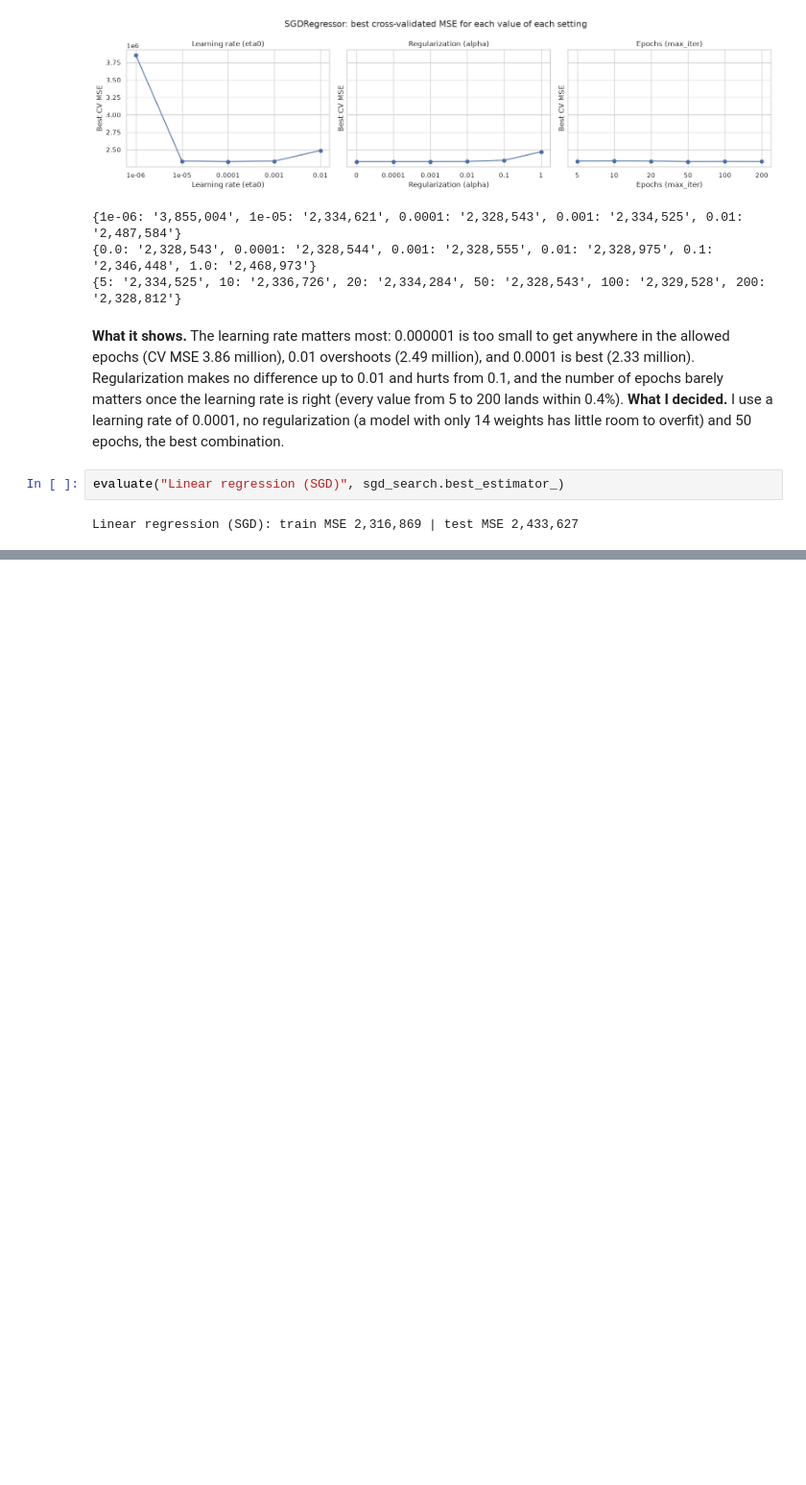
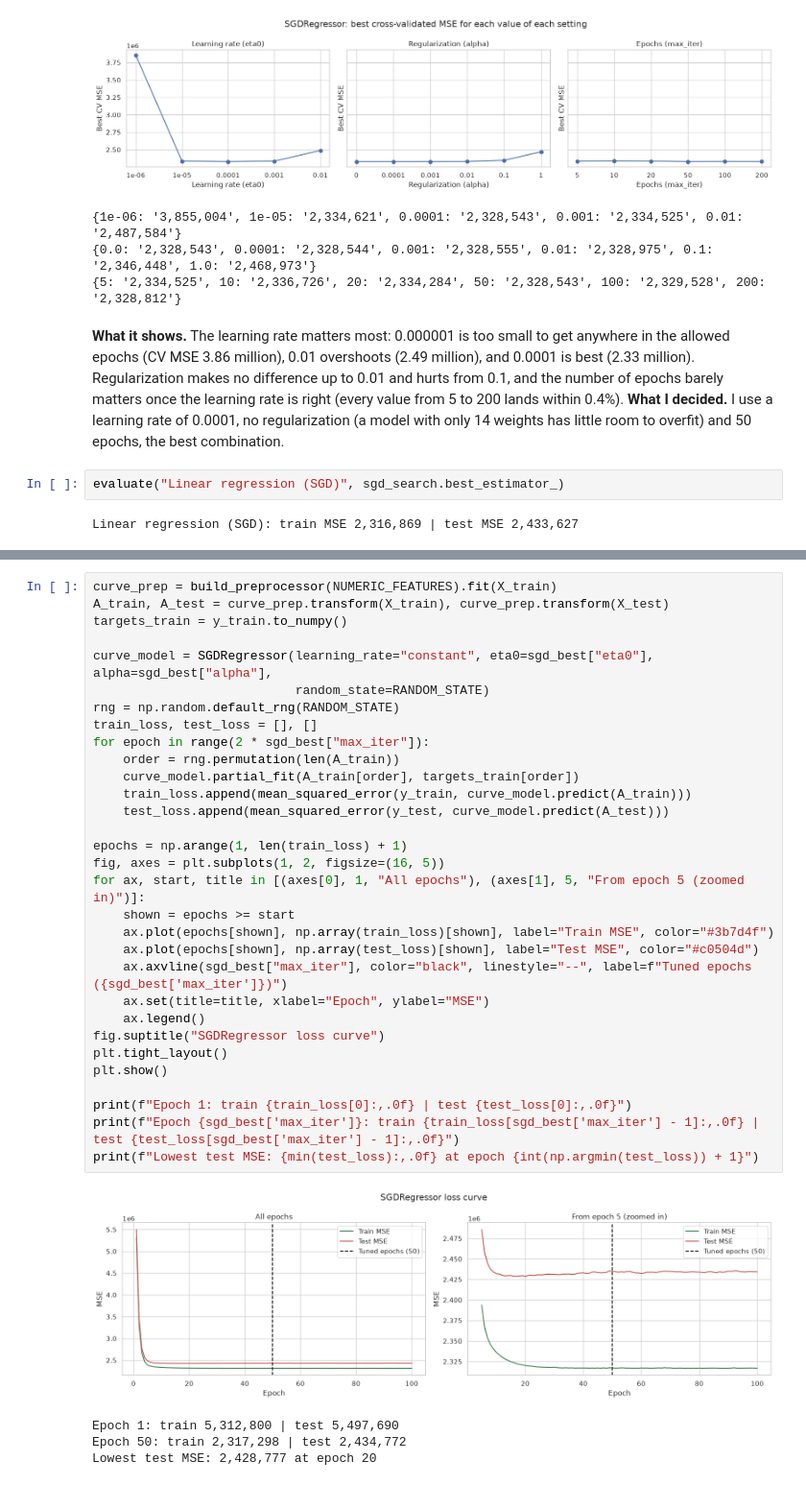
Before and after one commit to Kiguru-Alu/linear_regression_model, a Jupyter notebook: summative/linear_regression/multivariate.ipynb, the cells around one changed output, grey strips where cells are left out. Shown at 96% size. Drawn from its saved outputs; the diff is of its cells as text; blank space fills up the shorter version.

Commit message:
notebook: SGD loss curve with partial_fit

```diff
--- a/summative/linear_regression/multivariate.ipynb
+++ b/summative/linear_regression/multivariate.ipynb
@@ -545,0 +550,36 @@ Linear regression (SGD): train MSE 2,316,869 | test MSE 2,433,627
+# %%
+curve_prep = build_preprocessor(NUMERIC_FEATURES).fit(X_train)
+A_train, A_test = curve_prep.transform(X_train), curve_prep.transform(X_test)
+targets_train = y_train.to_numpy()
+
+curve_model = SGDRegressor(learning_rate="constant", eta0=sgd_best["eta0"], alpha=sgd_best["alpha"],
+                           random_state=RANDOM_STATE)
+rng = np.random.default_rng(RANDOM_STATE)
+train_loss, test_loss = [], []
+for epoch in range(2 * sgd_best["max_iter"]):
+    order = rng.permutation(len(A_train))
+    curve_model.partial_fit(A_train[order], targets_train[order])
+    train_loss.append(mean_squared_error(y_train, curve_model.predict(A_train)))
+    test_loss.append(mean_squared_error(y_test, curve_model.predict(A_test)))
+
+epochs = np.arange(1, len(train_loss) + 1)
+fig, axes = plt.subplots(1, 2, figsize=(16, 5))
+for ax, start, title in [(axes[0], 1, "All epochs"), (axes[1], 5, "From epoch 5 (zoomed in)")]:
+    shown = epochs >= start
+    ax.plot(epochs[shown], np.array(train_loss)[shown], label="Train MSE", color="#3b7d4f")
+    ax.plot(epochs[shown], np.array(test_loss)[shown], label="Test MSE", color="#c0504d")
+    ax.axvline(sgd_best["max_iter"], color="black", linestyle="--", label=f"Tuned epochs ({sgd_best['max_iter']})")
+    ax.set(title=title, xlabel="Epoch", ylabel="MSE")
+    ax.legend()
+fig.suptitle("SGDRegressor loss curve")
+plt.tight_layout()
+plt.show()
+
+print(f"Epoch 1: train {train_loss[0]:,.0f} | test {test_loss[0]:,.0f}")
+print(f"Epoch {sgd_best['max_iter']}: train {train_loss[sgd_best['max_iter'] - 1]:,.0f} | test {test_loss[sgd_best['max_iter'] - 1]:,.0f}")
+print(f"Lowest test MSE: {min(test_loss):,.0f} at epoch {int(np.argmin(test_loss)) + 1}")
+# %% [output]
+[figure, added]
+Epoch 1: train 5,312,800 | test 5,497,690
+Epoch 50: train 2,317,298 | test 2,434,772
+Lowest test MSE: 2,428,777 at epoch 20
```
Also changed, not shown: parts of 2 cells of this notebook.
